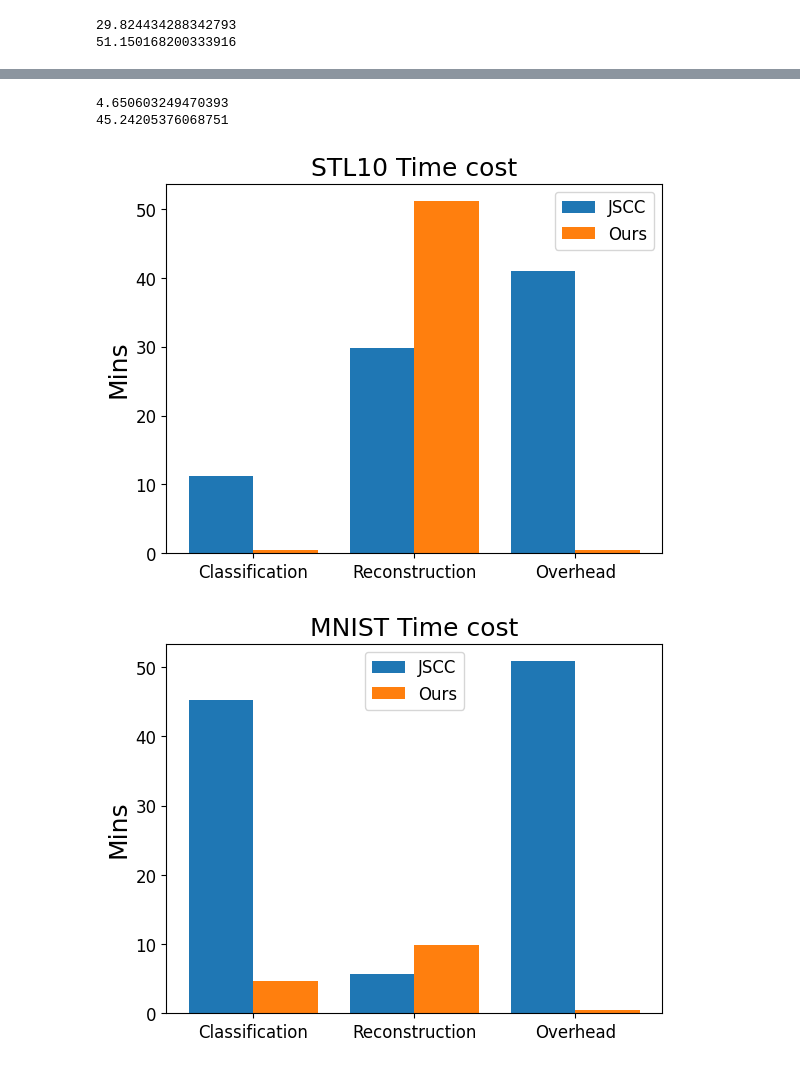
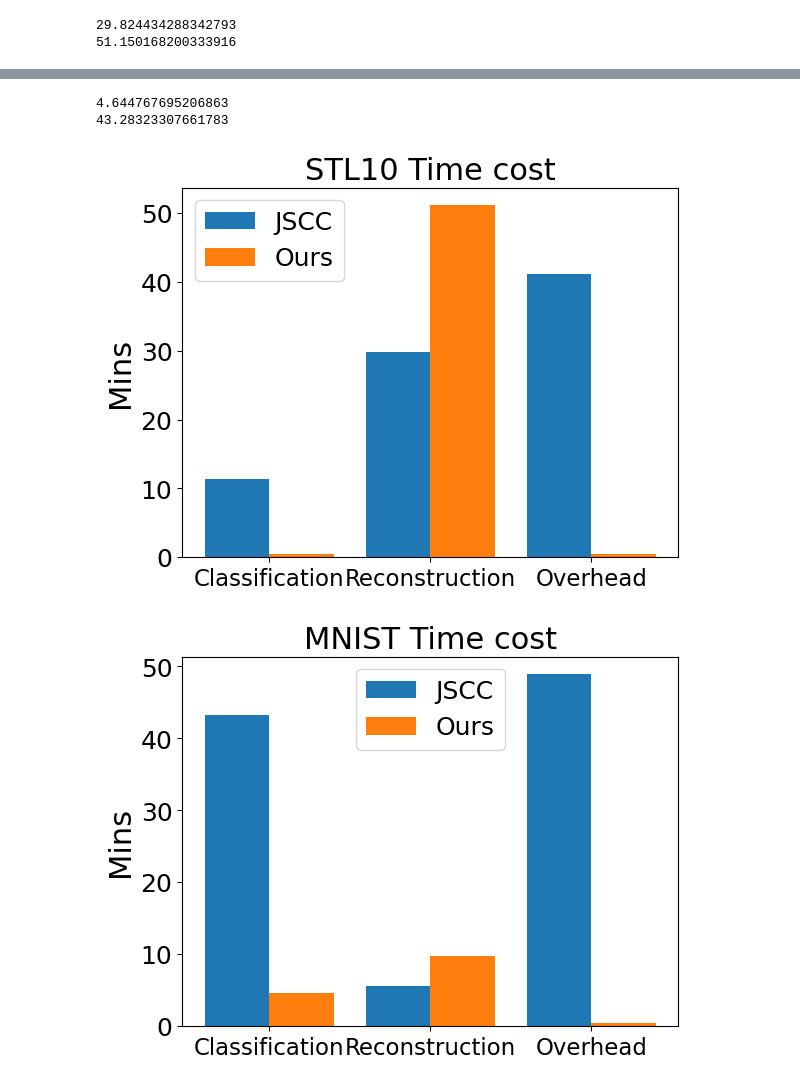
Before and after one commit to hiepvo01/Semantic, a Jupyter notebook: results/test.ipynb, the cells around one changed output, grey strips where cells are left out. Cells and saved outputs as stored; diff of their text form; code cells hidden in the pictures.

```diff
--- a/results/test.ipynb
+++ b/results/test.ipynb
@@ -19,14 +19,18 @@ mnist_logtest['Relative time'] = mnist_logtest['Wall time'] - mnist_logtest.iloc
 mnist_restest = pd.read_csv('./record/MNIST_ResNet_test.csv')
 mnist_restest['Relative time'] = mnist_restest['Wall time'] - mnist_restest.iloc[0]['Wall time']
 
-mnist_log = mnist_log.groupby(np.arange(len(mnist_log))//10).mean()
-episodes = list(range(0, len(mnist_log)))
-mnist_log['Episode'] = episodes
-mnist_res = mnist_res.groupby(np.arange(len(mnist_res))//10).mean()
-mnist_res['Episode'] = episodes
 
-# mnist_logtest = mnist_logtest.groupby(np.arange(len(mnist_logtest))//10).mean()
-episodes = list(range(0, len(mnist_logtest)))
-mnist_logtest['Episode'] = episodes
-mnist_restest = mnist_restest.groupby(np.arange(len(mnist_restest))//5).mean()
-mnist_restest['Episode'] = episodes
+mnist_log['Episode'] = mnist_log['Step'] // 782
+mnist_res['Episode'] = mnist_log['Step'] // 937
+
+mnist_logtest['Episode'] = mnist_logtest['Step'] // 782
+mnist_restest['Episode'] = mnist_restest['Step'] // 937
+
+mnist_log = mnist_log.groupby(['Episode'], as_index=False).mean()
+mnist_logtest = mnist_logtest.groupby(['Episode'], as_index=False).mean()
+mnist_res = mnist_res.groupby(['Episode'], as_index=False).mean()
+mnist_restest = mnist_restest.groupby(['Episode'], as_index=False).mean()
+
+mnist_log = mnist_log.loc[mnist_log['Episode'].isin(mnist_logtest['Episode'])]
+mnist_res = mnist_res.loc[mnist_res['Episode'].isin(mnist_logtest['Episode'])]
+mnist_restest = mnist_restest.loc[mnist_restest['Episode'].isin(mnist_logtest['Episode'])]
@@ -259,8 +243,8 @@ print(stl_res['Relative time'].max()/60)
 print(mnist_log['Relative time'].max()/60)
 print(mnist_res['Relative time'].max()/60)
 # %% [output]
-4.650603249470393
-45.24205376068751
+4.644767695206863
+43.28323307661783
 # %%
 X = ['Classification','Reconstruction','Overhead']
 Ygirls = [stl_res['Relative time'].max()/60,stl_traditional['Time'].max()/60,stl_res['Relative time'].max()/60+stl_traditional['Time'].max()/60]
@@ -272,32 +256,32 @@ plt.bar(X_axis - 0.2, Ygirls, 0.4, label = 'JSCC')
 plt.bar(X_axis + 0.2, Zboys, 0.4, label = 'Ours')
 
 plt.xticks(X_axis, X)
-plt.ylabel("Mins", fontsize=18)
-plt.title("STL10 Time cost", fontsize=18)
-plt.xticks(fontsize=12)
-plt.yticks(fontsize=12)
-plt.legend(fontsize=12)
+plt.ylabel("Mins", fontsize=22)
+plt.title("STL10 Time cost", fontsize=22)
+plt.xticks(fontsize=16.5)
+plt.yticks(fontsize=18)
+plt.legend(fontsize=18)
 plt.savefig('../figures/STLtime.pdf', bbox_inches='tight')
 plt.show()
 # %% [output]
-[figure, old version]
+[figure, new version]
 # %%
 X = ['Classification','Reconstruction','Overhead']
 Ygirls = [mnist_res['Relative time'].max()/60,mnist_traditional['Time'].max()/60,mnist_res['Relative time'].max()/60+mnist_traditional['Time'].max()/60]
 Zboys = [mnist_log['Relative time'].max()/60,mnist_ours['Time'].max()/60,0.5]
 
 X_axis = np.arange(len(X))
 
 plt.bar(X_axis - 0.2, Ygirls, 0.4, label = 'JSCC')
 plt.bar(X_axis + 0.2, Zboys, 0.4, label = 'Ours')
 
 plt.xticks(X_axis, X)
-plt.ylabel("Mins", fontsize=18)
-plt.title("MNIST Time cost", fontsize=18)
-plt.xticks(fontsize=12)
-plt.yticks(fontsize=12)
-plt.legend(fontsize=12)
+plt.ylabel("Mins", fontsize=22)
+plt.title("MNIST Time cost", fontsize=22)
+plt.xticks(fontsize=16.5)
+plt.yticks(fontsize=18)
+plt.legend(fontsize=18)
 plt.savefig('../figures/MNISTtime.pdf', bbox_inches='tight')
 plt.show()
 # %% [output]
-[figure, old version]
+[figure, new version]
```
Also changed, not shown: parts of 17 cells of this notebook, 31 other files.
